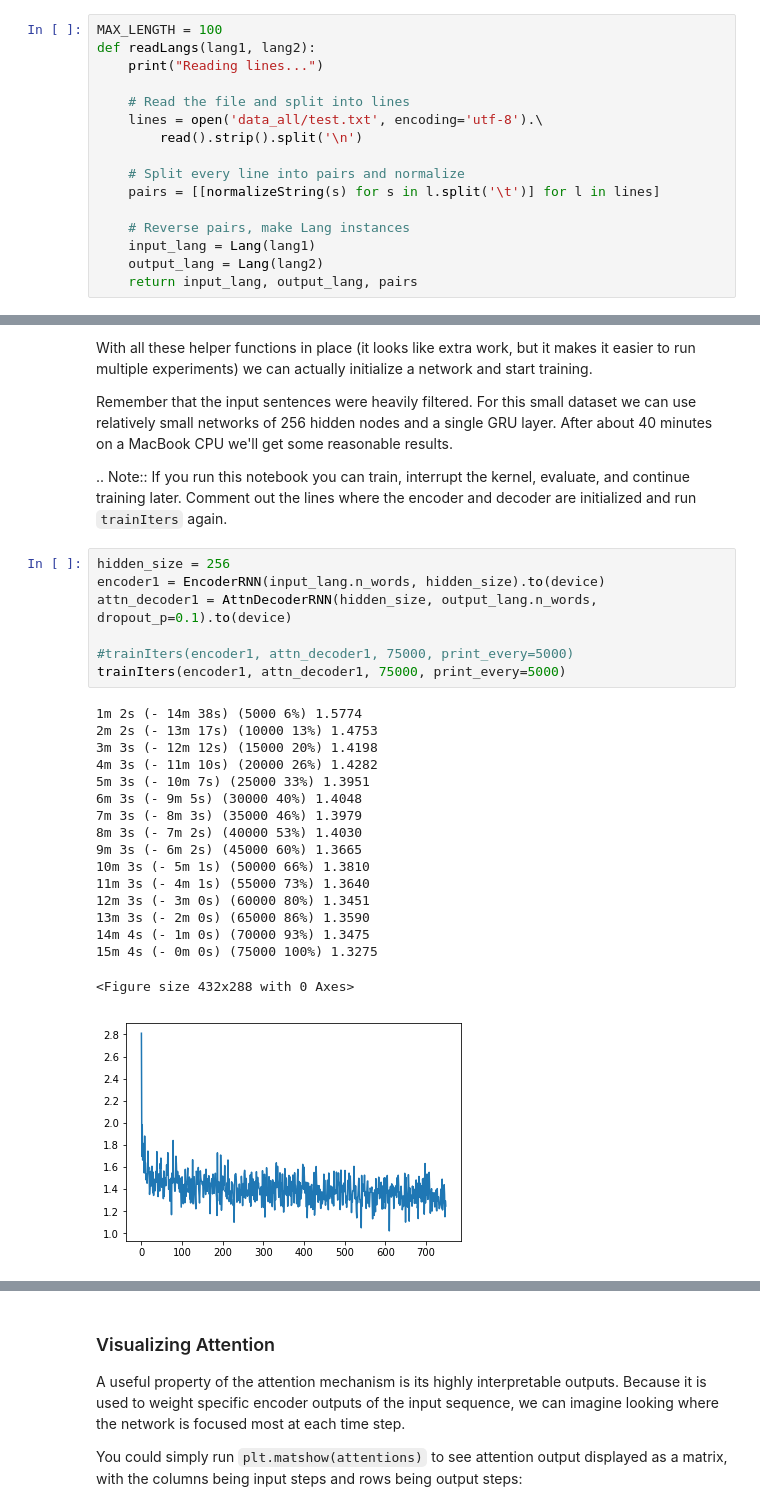
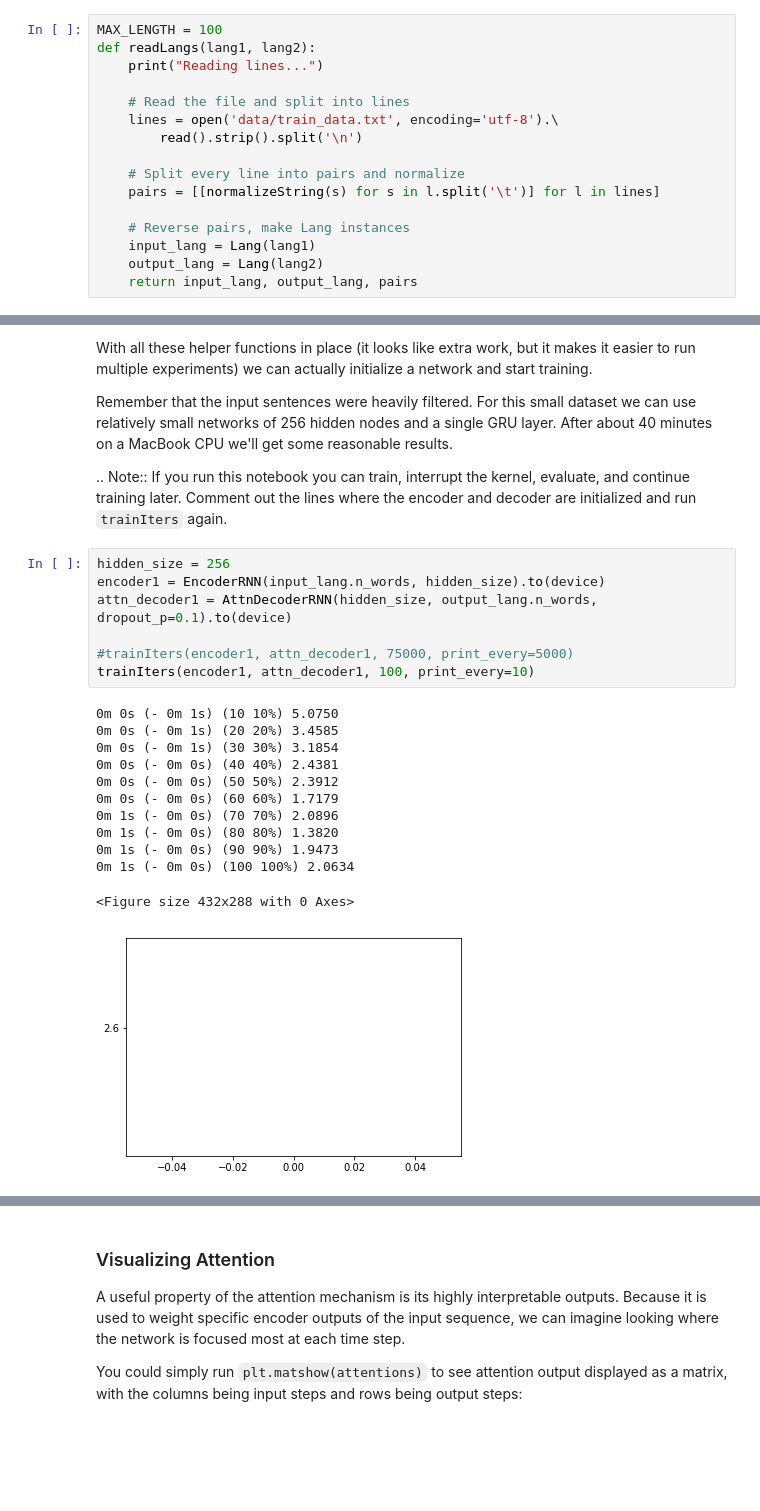
Before and after one commit to whw199833/-ISEAE-2023-Constrained-Time-Series-Prediction, a Jupyter notebook: src/code/seq2seq_maintain.ipynb, the cells around one changed output, grey strips where cells are left out. Cells and saved outputs as stored; diff of their text form; blank space fills up the shorter version.

```diff
--- a/src/code/seq2seq_maintain.ipynb
+++ b/src/code/seq2seq_maintain.ipynb
@@ -191,7 +191,7 @@ def readLangs(lang1, lang2):
     print("Reading lines...")
 
     # Read the file and split into lines
-    lines = open('data_all/test.txt', encoding='utf-8').\
+    lines = open('data/train_data.txt', encoding='utf-8').\
         read().strip().split('\n')
 
     # Split every line into pairs and normalize
@@ -677,28 +677,23 @@ reasonable results.
 # %%
 hidden_size = 256
 encoder1 = EncoderRNN(input_lang.n_words, hidden_size).to(device)
 attn_decoder1 = AttnDecoderRNN(hidden_size, output_lang.n_words, dropout_p=0.1).to(device)
 
 #trainIters(encoder1, attn_decoder1, 75000, print_every=5000)
-trainIters(encoder1, attn_decoder1, 75000, print_every=5000)
+trainIters(encoder1, attn_decoder1, 100, print_every=10)
 # %% [output]
-1m 2s (- 14m 38s) (5000 6%) 1.5774
-2m 2s (- 13m 17s) (10000 13%) 1.4753
-3m 3s (- 12m 12s) (15000 20%) 1.4198
-4m 3s (- 11m 10s) (20000 26%) 1.4282
-5m 3s (- 10m 7s) (25000 33%) 1.3951
-6m 3s (- 9m 5s) (30000 40%) 1.4048
-7m 3s (- 8m 3s) (35000 46%) 1.3979
-8m 3s (- 7m 2s) (40000 53%) 1.4030
-9m 3s (- 6m 2s) (45000 60%) 1.3665
-10m 3s (- 5m 1s) (50000 66%) 1.3810
-11m 3s (- 4m 1s) (55000 73%) 1.3640
-12m 3s (- 3m 0s) (60000 80%) 1.3451
-13m 3s (- 2m 0s) (65000 86%) 1.3590
-14m 4s (- 1m 0s) (70000 93%) 1.3475
-15m 4s (- 0m 0s) (75000 100%) 1.3275
+0m 0s (- 0m 1s) (10 10%) 5.0750
+0m 0s (- 0m 1s) (20 20%) 3.4585
+0m 0s (- 0m 1s) (30 30%) 3.1854
+0m 0s (- 0m 0s) (40 40%) 2.4381
+0m 0s (- 0m 0s) (50 50%) 2.3912
+0m 0s (- 0m 0s) (60 60%) 1.7179
+0m 1s (- 0m 0s) (70 70%) 2.0896
+0m 1s (- 0m 0s) (80 80%) 1.3820
+0m 1s (- 0m 0s) (90 90%) 1.9473
+0m 1s (- 0m 0s) (100 100%) 2.0634
 <Figure size 432x288 with 0 Axes>
-[figure, old version]
+[figure, new version]
 # %%
 evaluateRandomly(encoder1, attn_decoder1)
 # %% [output]
```
Also changed, not shown: parts of 4 cells of this notebook, 1 other file.
